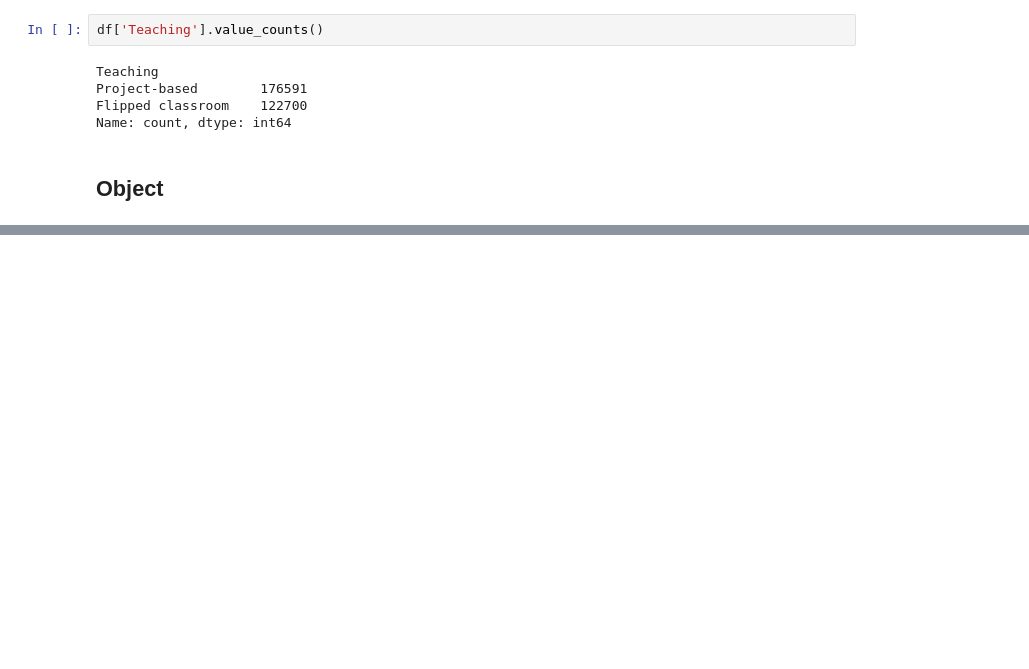
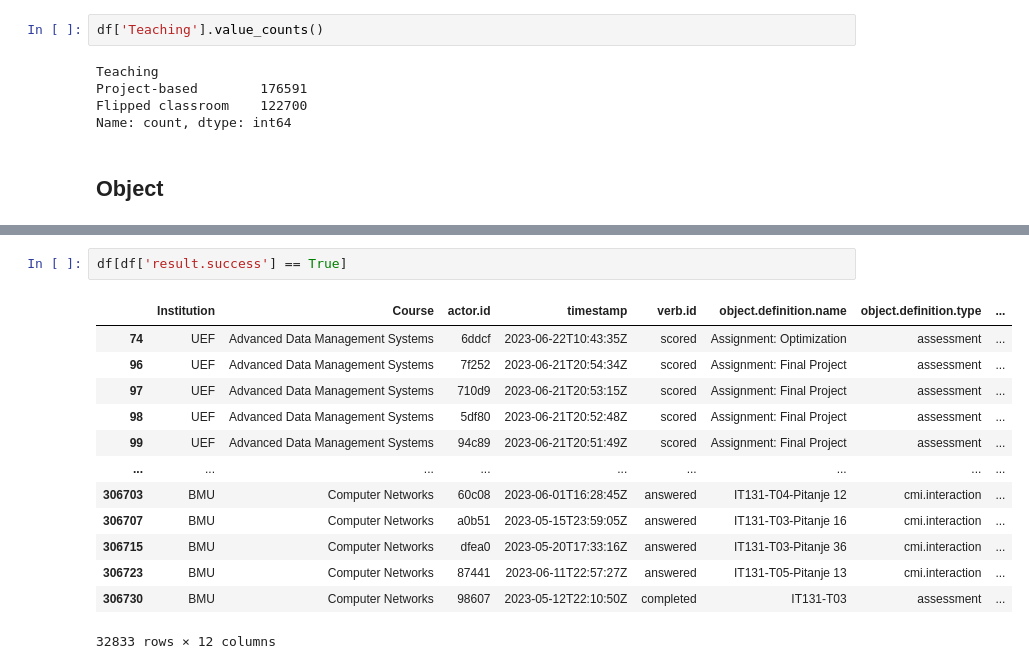
Before and after one commit to veneta13/ILEDA_hackathon, a Jupyter notebook: notebooks/preprocessing.ipynb, the cells around one changed output, grey strips where cells are left out. Cells and saved outputs as stored; diff of their text form; blank space fills up the shorter version.

```diff
--- a/notebooks/preprocessing.ipynb
+++ b/notebooks/preprocessing.ipynb
@@ -291,0 +392,16 @@ ModuleNotFoundError: No module named 'easynmt'
+# %%
+df[df['result.success'] == True]
+# %% [output]
+|  | Institution | Course | actor.id | timestamp | verb.id | object.definition.name | object.definition.type | ... |
+| 74 | UEF | Advanced Data Management Systems | 6ddcf | 2023-06-22T10:43:35Z | scored | Assignment: Optimization | assessment | ... |
+| 96 | UEF | Advanced Data Management Systems | 7f252 | 2023-06-21T20:54:34Z | scored | Assignment: Final Project | assessment | ... |
+| 97 | UEF | Advanced Data Management Systems | 710d9 | 2023-06-21T20:53:15Z | scored | Assignment: Final Project | assessment | ... |
+| 98 | UEF | Advanced Data Management Systems | 5df80 | 2023-06-21T20:52:48Z | scored | Assignment: Final Project | assessment | ... |
+| 99 | UEF | Advanced Data Management Systems | 94c89 | 2023-06-21T20:51:49Z | scored | Assignment: Final Project | assessment | ... |
+| ... | ... | ... | ... | ... | ... | ... | ... | ... |
+| 306703 | BMU | Computer Networks | 60c08 | 2023-06-01T16:28:45Z | answered | IT131-T04-Pitanje 12 | cmi.interaction | ... |
+| 306707 | BMU | Computer Networks | a0b51 | 2023-05-15T23:59:05Z | answered | IT131-T03-Pitanje 16 | cmi.interaction | ... |
+| 306715 | BMU | Computer Networks | dfea0 | 2023-05-20T17:33:16Z | answered | IT131-T03-Pitanje 36 | cmi.interaction | ... |
+| 306723 | BMU | Computer Networks | 87441 | 2023-06-11T22:57:27Z | answered | IT131-T05-Pitanje 13 | cmi.interaction | ... |
+| 306730 | BMU | Computer Networks | 98607 | 2023-05-12T22:10:50Z | completed | IT131-T03 | assessment | ... |
+32833 rows × 12 columns
```
Also changed, not shown: parts of 31 cells of this notebook.
